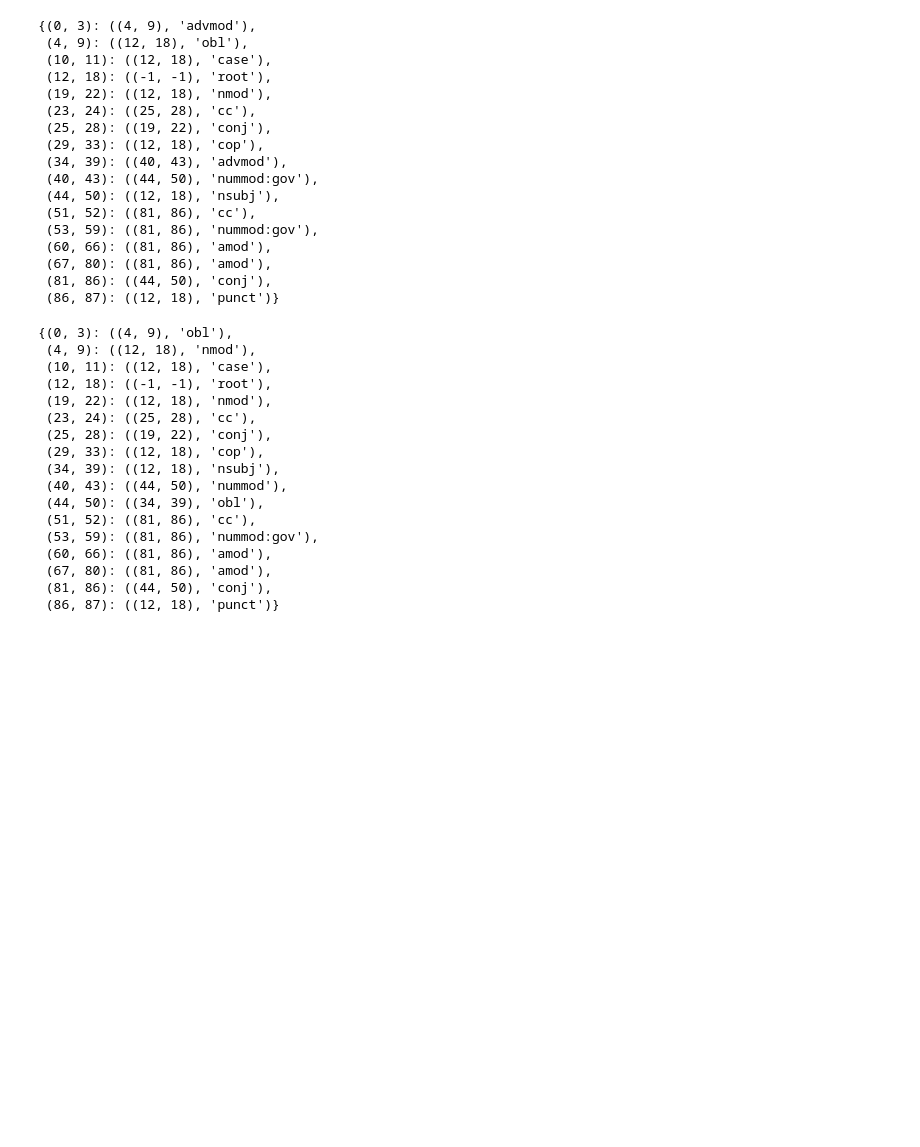
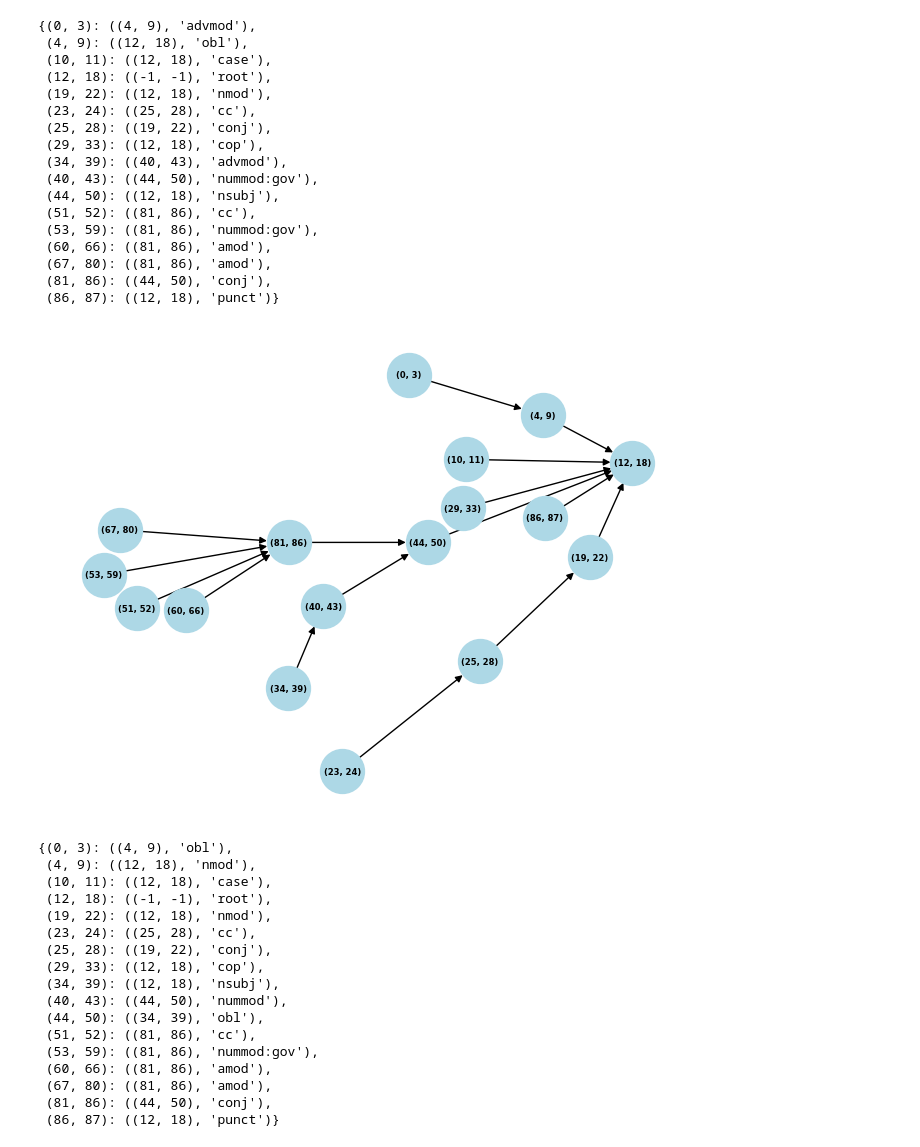
Before and after one commit to Derinhelm/parser_stat, a Jupyter notebook: MMD_Russian_parser_statistics.ipynb, the cells around one changed output. Drawn from its saved outputs; the diff is of its cells as text; code cells hidden in the pictures; blank space fills up the shorter version.

```diff
--- a/MMD_Russian_parser_statistics.ipynb
+++ b/MMD_Russian_parser_statistics.ipynb
@@ -300,0 +301,16 @@ be_parser_res['stanza']['syntagrus']['2003Armeniya.xml_96']
+# %%
+def networkx_formatter(dict_Graph, nx_Graph, show=False):
+    for node, value in dict_Graph.items():
+        if isinstance(value, tuple) and len(value) == 2:
+            head, label = value
+            nx_Graph.add_node(node)
+            if head != (-1, -1):
+                nx_Graph.add_edge(node, head, label=label)
+        else:
+            print(f"Пропущено значение для узла {value} (некорректная структура)\n")
+
+    if show:
+        pos = nx.spring_layout(nx_Graph)
+        nx.draw(nx_Graph, pos, with_labels=True, node_size=1000, node_color="lightblue", font_size=6, font_weight="bold")
+
+    return nx_Graph
@@ -318,4 +410,8 @@ be_treebanks['taiga']['1'] # Разбора из датасета
  (67, 80): ((81, 86), 'amod'),
  (81, 86): ((44, 50), 'conj'),
  (86, 87): ((12, 18), 'punct')}
+# %%
+P = networkx_formatter(be_treebanks['taiga']['1'], nx.DiGraph(), 1)
+# %% [output]
+[figure, added]
 # %%
```
Also changed, not shown: parts of 21 cells of this notebook.
